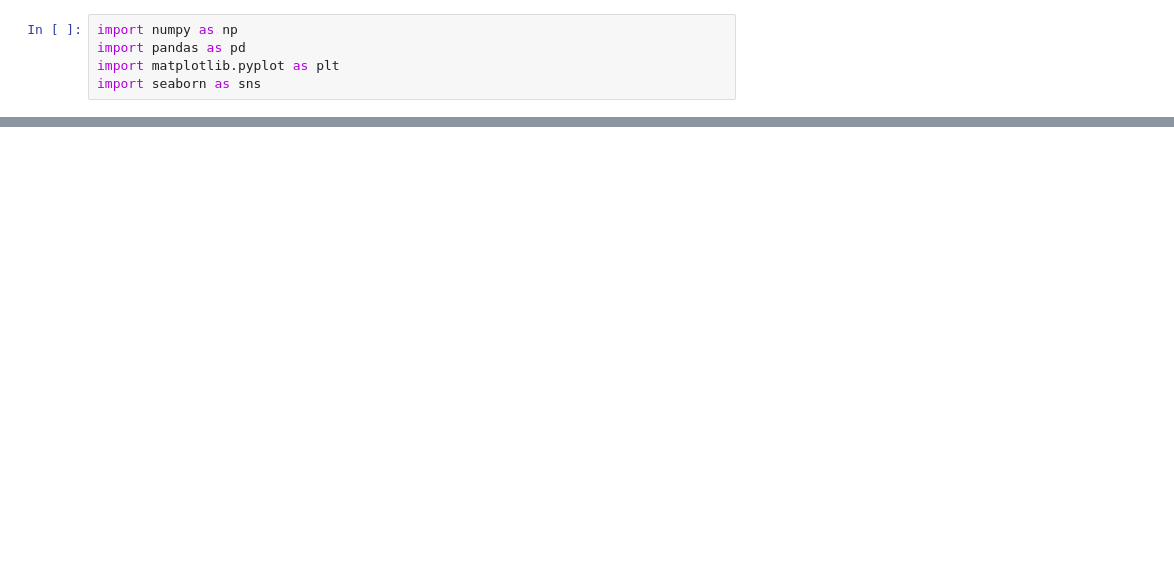
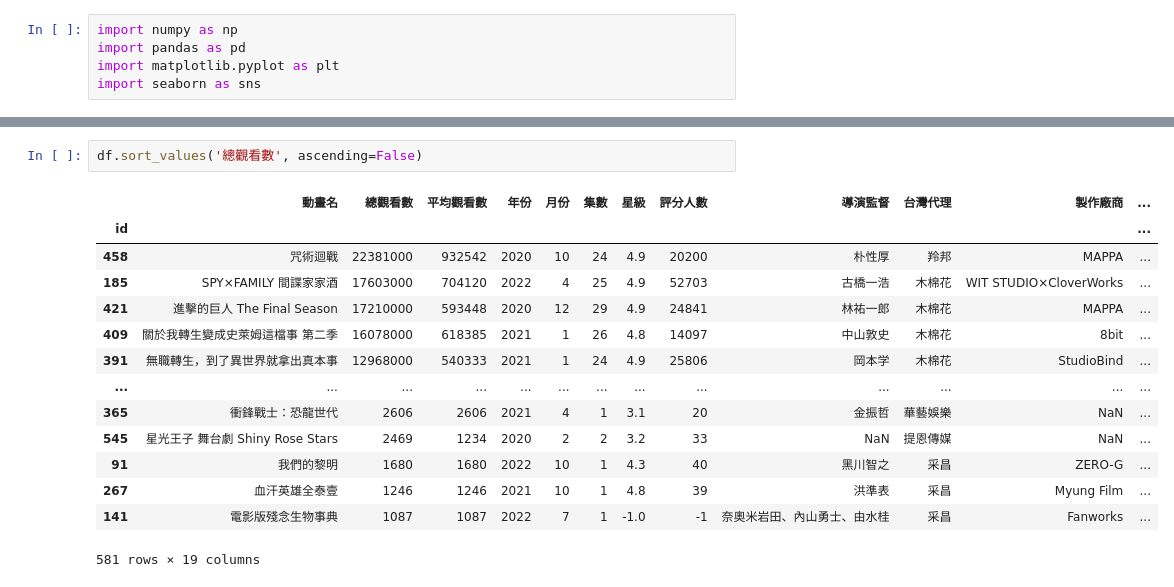
Before and after one commit to hsiaoyt0923/Anime_View_Number_Regression, a Jupyter notebook: visualize.ipynb, the cells around one changed output, grey strips where cells are left out. Drawn from its saved outputs; the diff is of its cells as text; blank space fills up the shorter version.

```diff
--- a/visualize.ipynb
+++ b/visualize.ipynb
@@ -27,0 +84,17 @@ memory usage: 91.1+ KB
+# %%
+df.sort_values('總觀看數', ascending=False)
+# %% [output]
+|  | 動畫名 | 總觀看數 | 平均觀看數 | 年份 | 月份 | 集數 | 星級 | 評分人數 | 導演監督 | 台灣代理 | 製作廠商 | ... |
+| id |  |  |  |  |  |  |  |  |  |  |  | ... |
+| 458 | 咒術迴戰 | 22381000 | 932542 | 2020 | 10 | 24 | 4.9 | 20200 | 朴性厚 | 羚邦 | MAPPA | ... |
+| 185 | SPY×FAMILY 間諜家家酒 | 17603000 | 704120 | 2022 | 4 | 25 | 4.9 | 52703 | 古橋一浩 | 木棉花 | WIT STUDIO×CloverWorks | ... |
+| 421 | 進擊的巨人 The Final Season | 17210000 | 593448 | 2020 | 12 | 29 | 4.9 | 24841 | 林祐一郎 | 木棉花 | MAPPA | ... |
+| 409 | 關於我轉生變成史萊姆這檔事 第二季 | 16078000 | 618385 | 2021 | 1 | 26 | 4.8 | 14097 | 中山敦史 | 木棉花 | 8bit | ... |
+| 391 | 無職轉生，到了異世界就拿出真本事 | 12968000 | 540333 | 2021 | 1 | 24 | 4.9 | 25806 | 岡本学 | 木棉花 | StudioBind | ... |
+| ... | ... | ... | ... | ... | ... | ... | ... | ... | ... | ... | ... | ... |
+| 365 | 衝鋒戰士：恐龍世代 | 2606 | 2606 | 2021 | 4 | 1 | 3.1 | 20 | 金振哲 | 華藝娛樂 | NaN | ... |
+| 545 | 星光王子 舞台劇 Shiny Rose Stars | 2469 | 1234 | 2020 | 2 | 2 | 3.2 | 33 | NaN | 提恩傳媒 | NaN | ... |
+| 91 | 我們的黎明 | 1680 | 1680 | 2022 | 10 | 1 | 4.3 | 40 | 黑川智之 | 采昌 | ZERO-G | ... |
+| 267 | 血汗英雄全泰壹 | 1246 | 1246 | 2021 | 10 | 1 | 4.8 | 39 | 洪準表 | 采昌 | Myung Film | ... |
+| 141 | 電影版殘念生物事典 | 1087 | 1087 | 2022 | 7 | 1 | -1.0 | -1 | 奈奧米岩田、內山勇士、由水桂 | 采昌 | Fanworks | ... |
+581 rows × 19 columns
```
Also changed, not shown: parts of 9 cells of this notebook, 3 other files.
